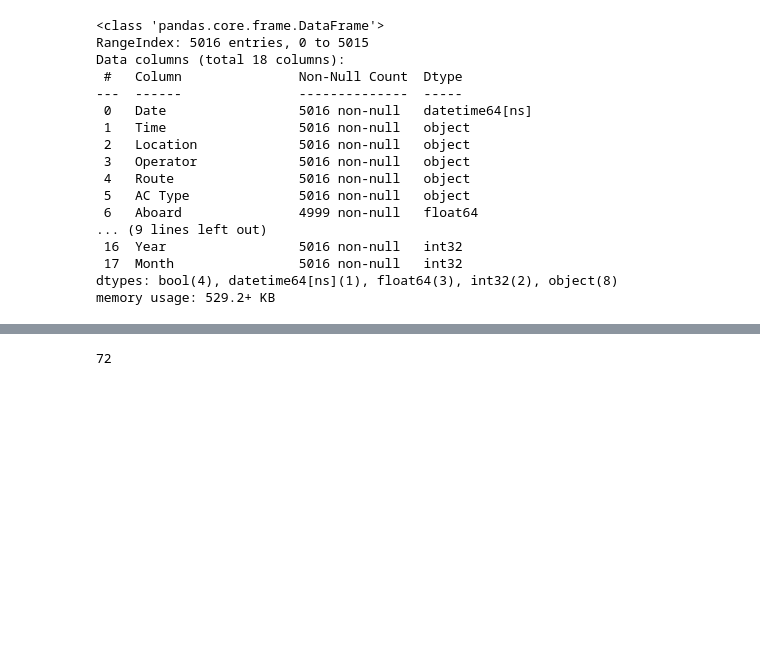
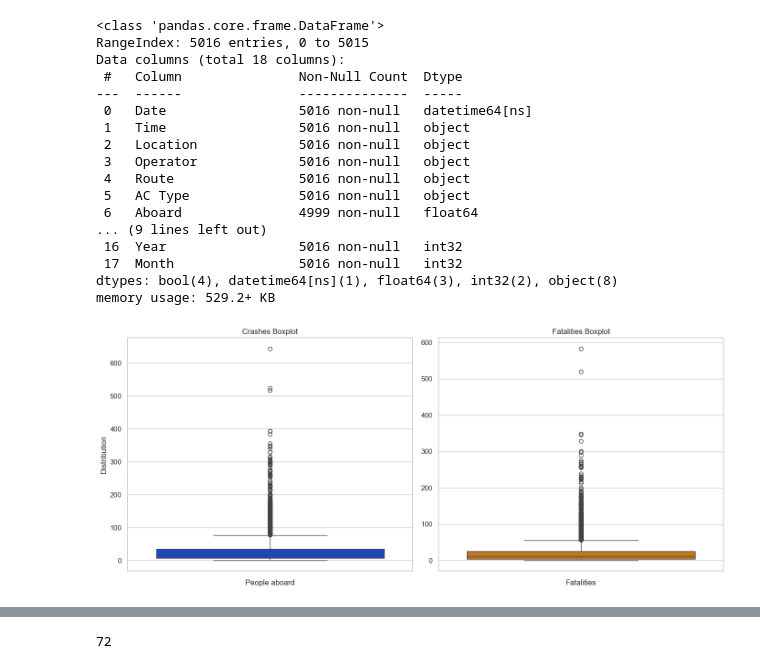
Before and after one commit to motm-1/PI_DA, a Jupyter notebook: eda.ipynb, the cells around one changed output, grey strips where cells are left out. Drawn from its saved outputs; the diff is of its cells as text; code cells hidden in the pictures; blank space fills up the shorter version.

```diff
--- a/eda.ipynb
+++ b/eda.ipynb
@@ -97,9 +99,3 @@ df['Time'] = pd.to_datetime(df['Time'].str.replace(':', '').str.replace('c ', ''
 df['Climatic'] = ((df['Summary'].fillna('').str.contains('storm')) | (df['Summary'].fillna('').str.contains('thunder')) | (df['Summary'].fillna('').str.contains('wind')) | (df['Summary'].fillna('').str.contains('snow')) | (df['Summary'].fillna('').str.contains('ice')) | (df['Summary'].fillna('').str.contains('rain')) | (df['Summary'].fillna('').str.contains('fog')))
 # %%
 df['Criminal_Activities'] = ((df['Operator'].fillna('').str.contains('hijack')) | (df['Summary'].fillna('').str.contains('terrorism')))
-# %%
-def lastword(string):
-    lis = list(str(string).split(" "))
-    return lis[-1]
-
-df['Country'] = df['Location'].apply(lastword)
@@ -133,3 +171,21 @@ Data columns (total 18 columns):
  17  Month                5016 non-null   int32
 dtypes: bool(4), datetime64[ns](1), float64(3), int32(2), object(8)
 memory usage: 529.2+ KB
+# %%
+fig, (ax1, ax2) = plt.subplots(1, 2, figsize=(14,6))
+
+sns.boxplot(data=df, y='Aboard', color='#003DDE', ax=ax1)
+
+ax1.set_xlabel('People aboard')
+ax1.set_ylabel('Distribution')
+ax1.set_title('Crashes Boxplot')
+
+sns.boxplot(data=df, y='Fatalities', color='#DE7A00', ax=ax2)
+
+ax2.set_xlabel('Fatalities')
+ax2.set_ylabel('')
+ax2.set_title('Fatalities Boxplot')
+
+plt.tight_layout()
+# %% [output]
+[figure, added]
```
Also changed, not shown: parts of 16 cells of this notebook, 1 other file.
